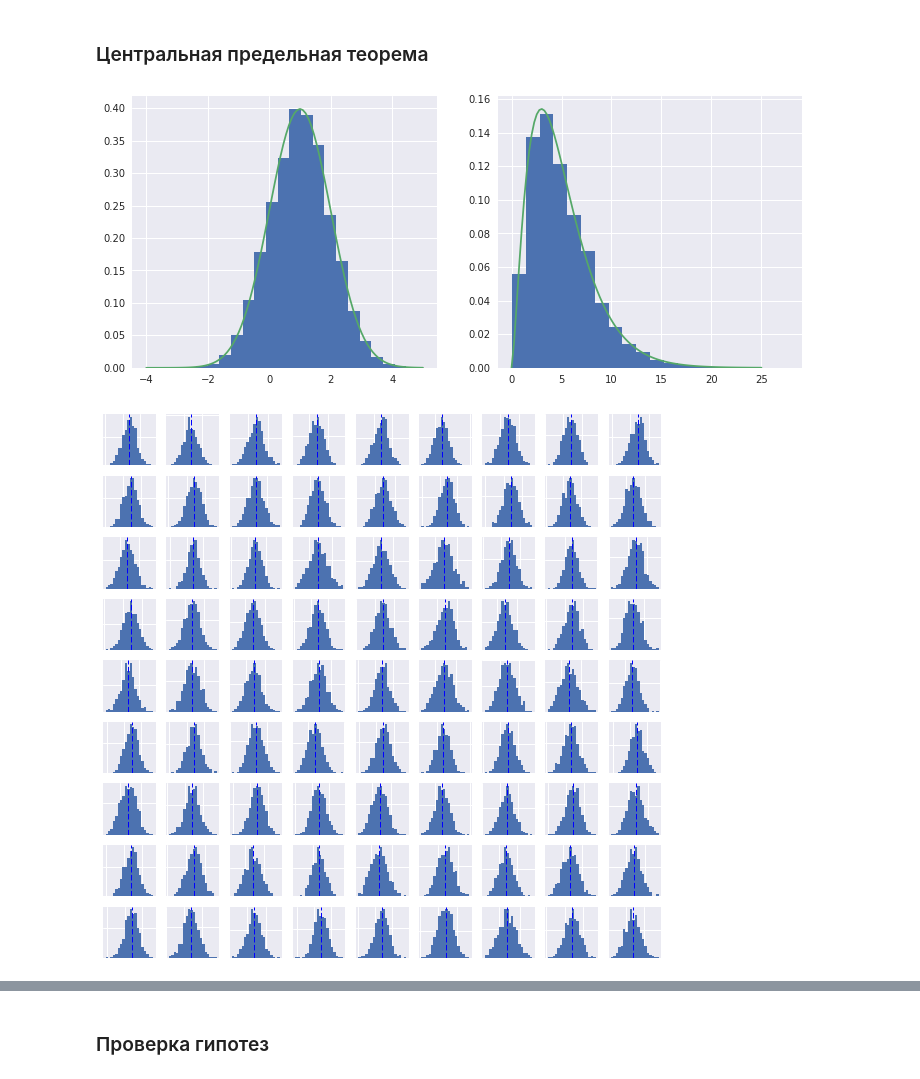
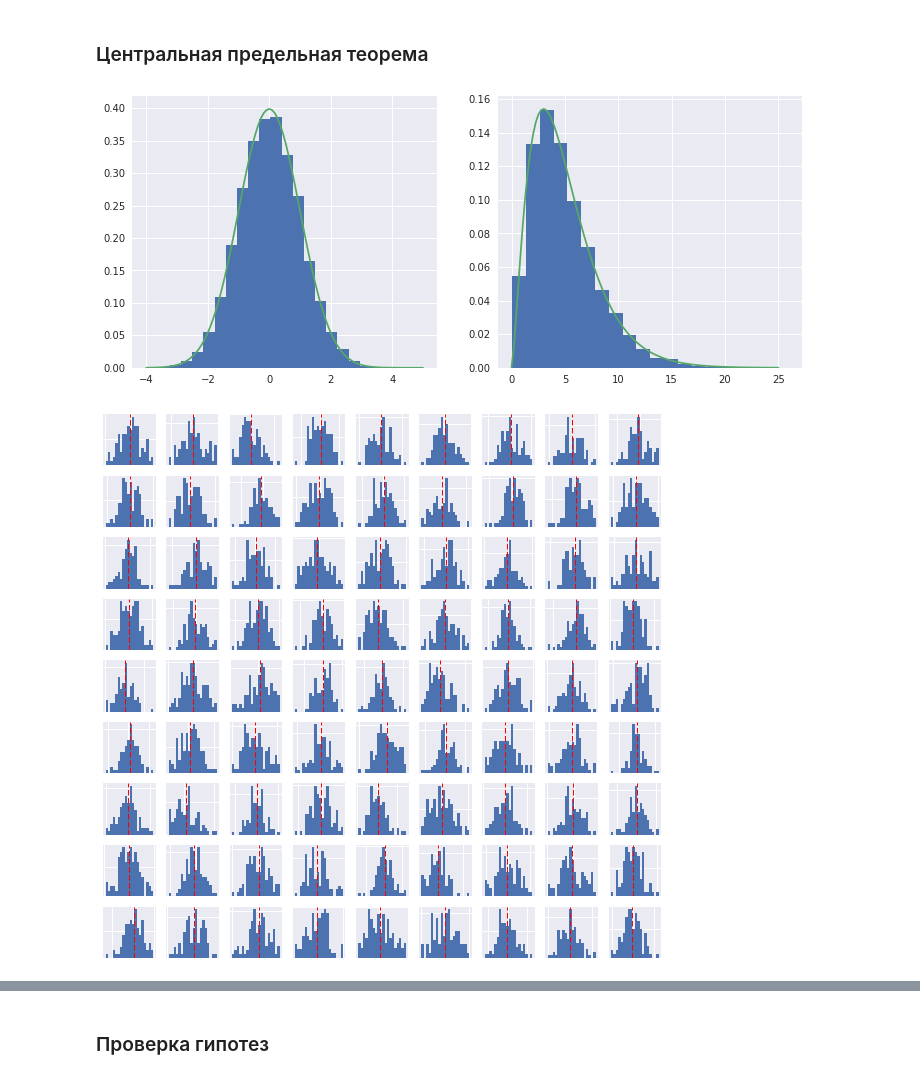
Before and after one commit to mishaberegov/statistics, a Jupyter notebook: Статистика_для_нубов.ipynb, the cells around one changed output, grey strips where cells are left out. Saved outputs shown, nothing was run; the diff lists cells and outputs as text; code cells hidden in the pictures.

```diff
--- a/Статистика_для_нубов.ipynb
+++ b/Статистика_для_нубов.ipynb
@@ -448,7 +448,7 @@ plt.show()
 # %% [markdown]
 ### Центральная предельная теорема
 # %%
-norm_rv = stats.norm(loc=1.0, scale = 1) #Вот у меня нормально распределенная величина
+norm_rv = stats.norm(loc=0, scale = 1) #Вот у меня нормально распределенная величина
 sample_norm = norm_rv.rvs(size=10000)#Вот я 1000 раз вытащил ее, получилась выборка
 chi_rv = stats.chi2(5)#А вот величина с распределением хи-квадрат с 2 степенями свободы
 sample_chi = chi_rv.rvs(size=10000)#Делаем выборку с 1000 единиц наблюдения
@@ -465,15 +465,17 @@ plt.hist(sample_chi, normed=True, bins = 20)
 plt.plot(y, pdf)
 plt.show()
 # %% [output]
-[figure, old version]
+[figure, new version]
 # %%
 fig = plt.figure(figsize=(10, 10))
+mean_list = []
 for i in range(1, 82):
     fig.add_subplot(9, 9, i)
-    s = np.random.choice(sample_norm, 1000)
+    s = np.random.choice(sample_norm, 100)
+    mean_list.append(s.mean())
     plt.hist(s, bins=20, normed=True)
-    plt.axvline(s.mean(), color='b', linestyle='dashed', linewidth=1)
+    plt.axvline(s.mean(), color='r', linestyle='dashed', linewidth=1)
     plt.tick_params(labelleft='off', labelbottom='off')
 plt.show()
 # %% [output]
-[figure, old version]
+[figure, new version]
```
Also changed, not shown: parts of 21 cells of this notebook.
